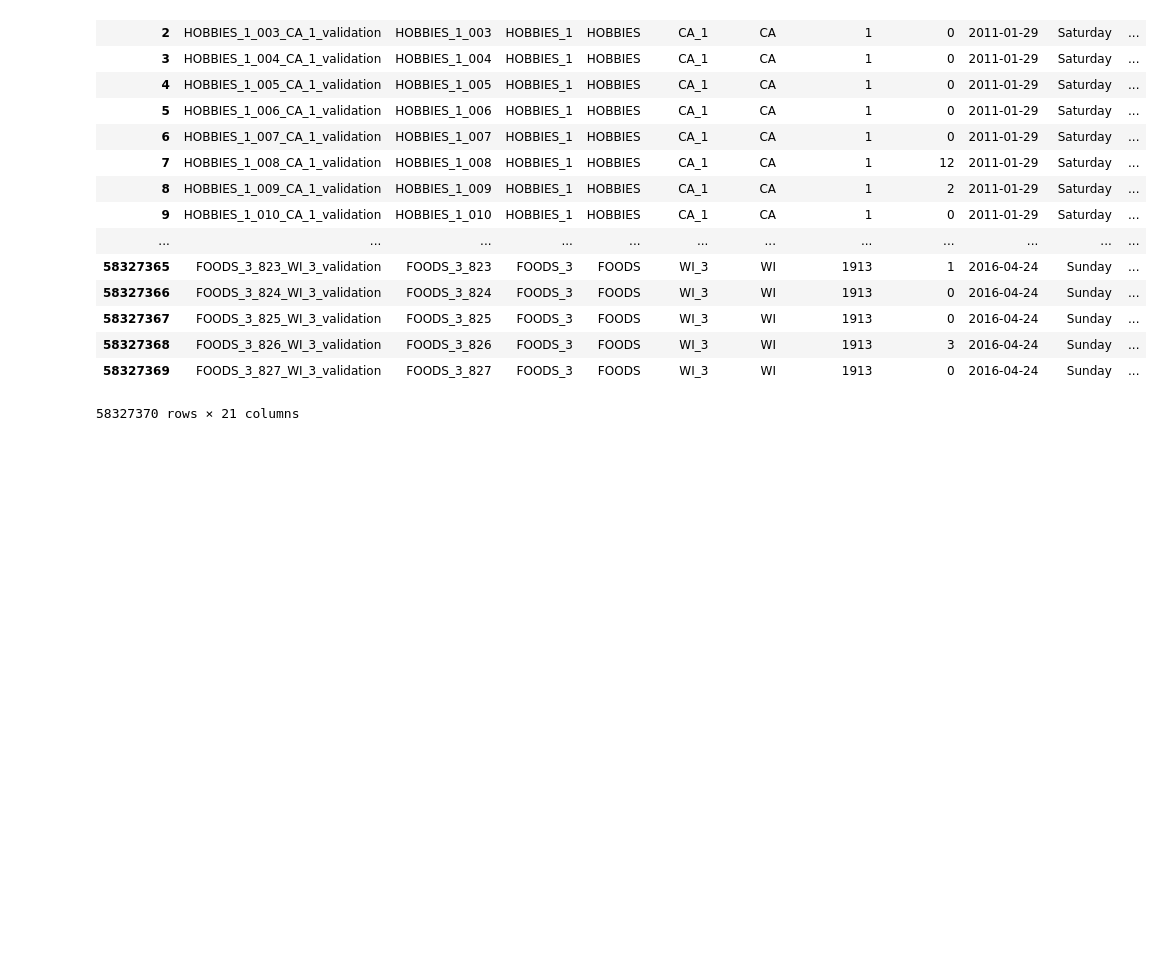
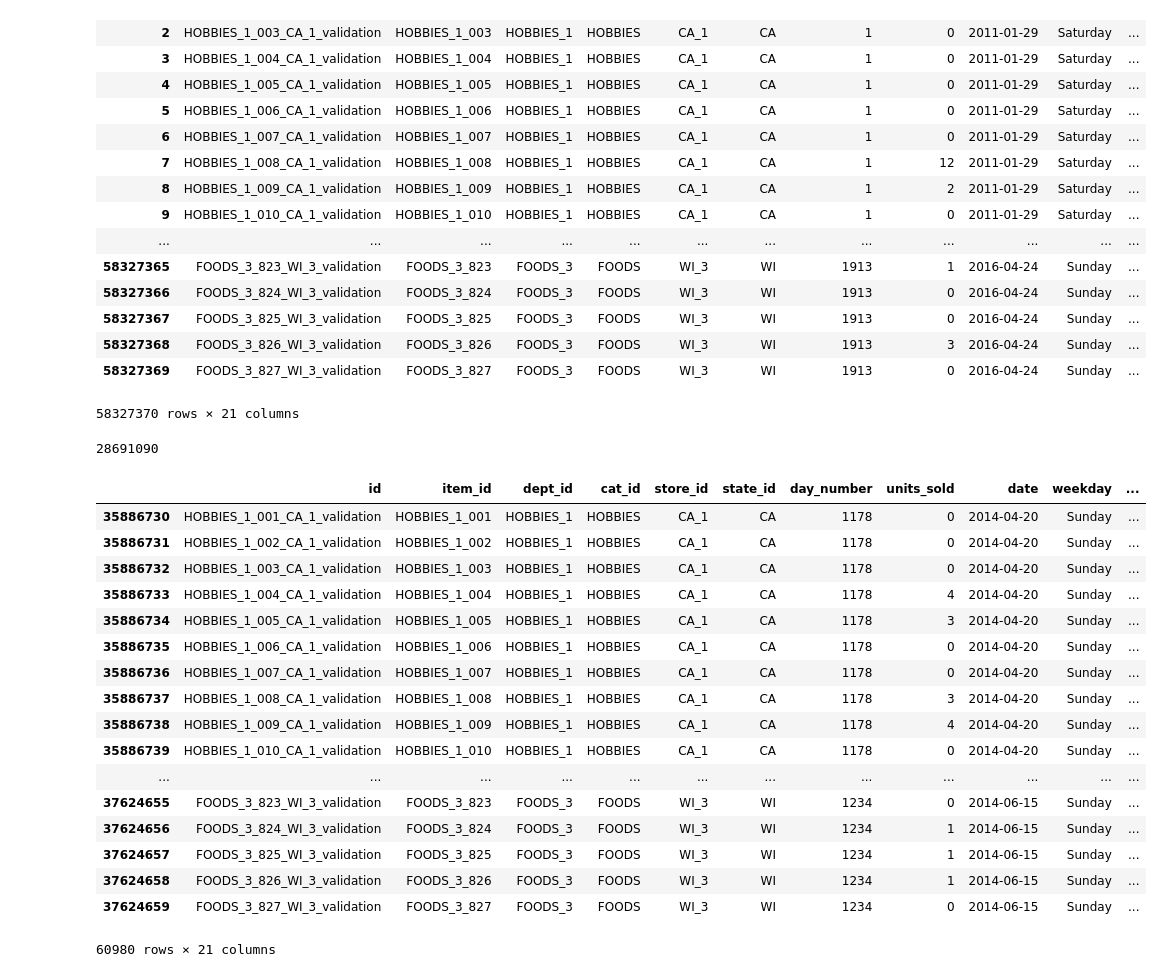
Before and after one commit to atabas/M5-Forecasting-Accuracy, a Jupyter notebook: 2-FeatureEngineering.ipynb, the cells around one changed output. Saved outputs shown, nothing was run; the diff lists cells and outputs as text; code cells hidden in the pictures; blank space fills up the shorter version.

```diff
--- a/2-FeatureEngineering.ipynb
+++ b/2-FeatureEngineering.ipynb
@@ -172 +178,30 @@ unpickled_df
+# %%
+# We assume that the first 1000 days of data will not be relevant to forecast future sales since
+# this data is very old
+unpickled_df = unpickled_df[unpickled_df.day_number.astype(int) > 972]
+len(unpickled_df)
+# %% [output]
+28691090
+# %%
+# Check if both event_name_1 and event_name_2 are populated for any rows
+unpickled_df[~unpickled_df.event_name_1.isnull() & ~unpickled_df.event_name_2.isnull()]
+# %% [output]
+|  | id | item_id | dept_id | cat_id | store_id | state_id | day_number | units_sold | date | weekday | ... |
+| 35886730 | HOBBIES_1_001_CA_1_validation | HOBBIES_1_001 | HOBBIES_1 | HOBBIES | CA_1 | CA | 1178 | 0 | 2014-04-20 | Sunday | ... |
+| 35886731 | HOBBIES_1_002_CA_1_validation | HOBBIES_1_002 | HOBBIES_1 | HOBBIES | CA_1 | CA | 1178 | 0 | 2014-04-20 | Sunday | ... |
+| 35886732 | HOBBIES_1_003_CA_1_validation | HOBBIES_1_003 | HOBBIES_1 | HOBBIES | CA_1 | CA | 1178 | 0 | 2014-04-20 | Sunday | ... |
+| 35886733 | HOBBIES_1_004_CA_1_validation | HOBBIES_1_004 | HOBBIES_1 | HOBBIES | CA_1 | CA | 1178 | 4 | 2014-04-20 | Sunday | ... |
+| 35886734 | HOBBIES_1_005_CA_1_validation | HOBBIES_1_005 | HOBBIES_1 | HOBBIES | CA_1 | CA | 1178 | 3 | 2014-04-20 | Sunday | ... |
+| 35886735 | HOBBIES_1_006_CA_1_validation | HOBBIES_1_006 | HOBBIES_1 | HOBBIES | CA_1 | CA | 1178 | 0 | 2014-04-20 | Sunday | ... |
+| 35886736 | HOBBIES_1_007_CA_1_validation | HOBBIES_1_007 | HOBBIES_1 | HOBBIES | CA_1 | CA | 1178 | 0 | 2014-04-20 | Sunday | ... |
+| 35886737 | HOBBIES_1_008_CA_1_validation | HOBBIES_1_008 | HOBBIES_1 | HOBBIES | CA_1 | CA | 1178 | 3 | 2014-04-20 | Sunday | ... |
+| 35886738 | HOBBIES_1_009_CA_1_validation | HOBBIES_1_009 | HOBBIES_1 | HOBBIES | CA_1 | CA | 1178 | 4 | 2014-04-20 | Sunday | ... |
+| 35886739 | HOBBIES_1_010_CA_1_validation | HOBBIES_1_010 | HOBBIES_1 | HOBBIES | CA_1 | CA | 1178 | 0 | 2014-04-20 | Sunday | ... |
+| ... | ... | ... | ... | ... | ... | ... | ... | ... | ... | ... | ... |
+| 37624655 | FOODS_3_823_WI_3_validation | FOODS_3_823 | FOODS_3 | FOODS | WI_3 | WI | 1234 | 0 | 2014-06-15 | Sunday | ... |
+| 37624656 | FOODS_3_824_WI_3_validation | FOODS_3_824 | FOODS_3 | FOODS | WI_3 | WI | 1234 | 1 | 2014-06-15 | Sunday | ... |
+| 37624657 | FOODS_3_825_WI_3_validation | FOODS_3_825 | FOODS_3 | FOODS | WI_3 | WI | 1234 | 1 | 2014-06-15 | Sunday | ... |
+| 37624658 | FOODS_3_826_WI_3_validation | FOODS_3_826 | FOODS_3 | FOODS | WI_3 | WI | 1234 | 1 | 2014-06-15 | Sunday | ... |
+| 37624659 | FOODS_3_827_WI_3_validation | FOODS_3_827 | FOODS_3 | FOODS | WI_3 | WI | 1234 | 0 | 2014-06-15 | Sunday | ... |
+60980 rows × 21 columns
 # %%
```
Also changed, not shown: parts of 18 cells of this notebook.
